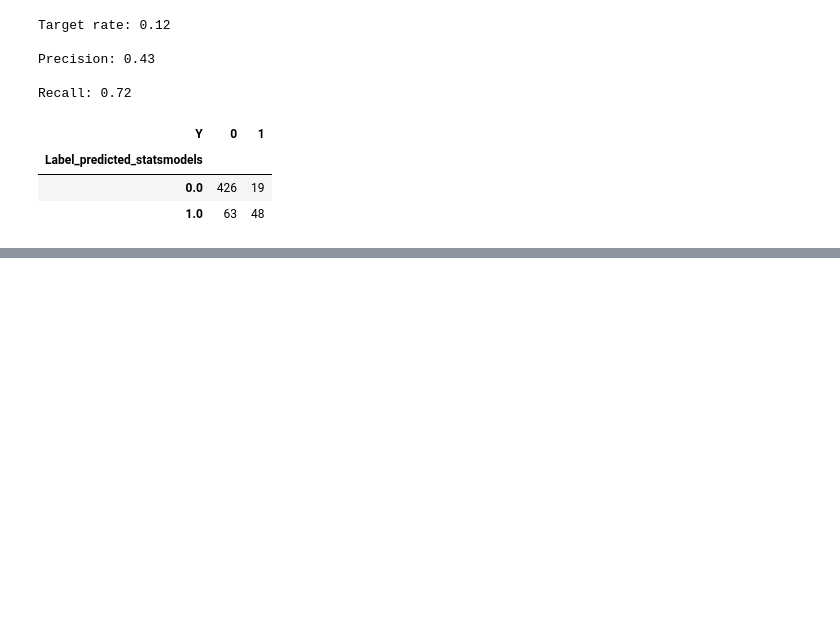
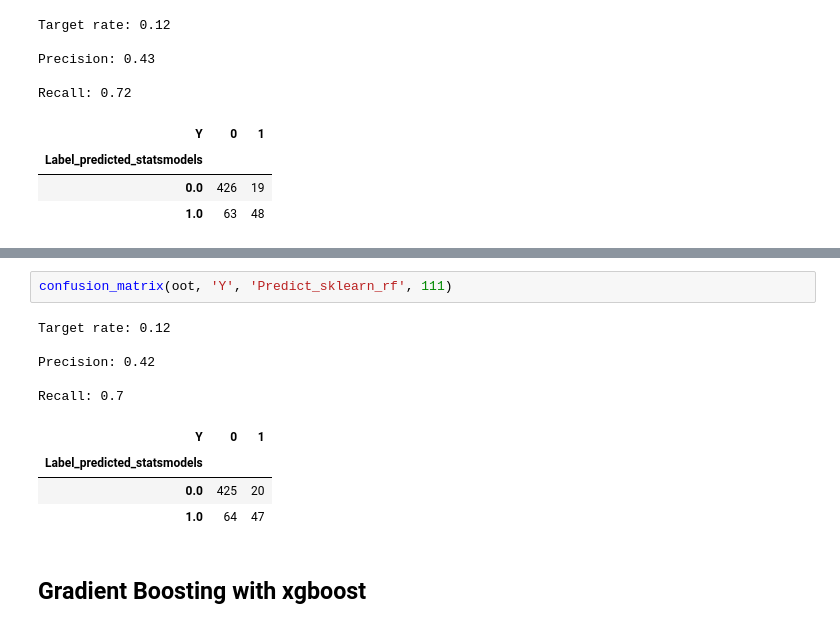
Before and after one commit to guillaumeovf/CarLoanDefault, a Jupyter notebook: wine_quality.ipynb, the cells around one changed output, grey strips where cells are left out. Cells and saved outputs as stored; diff of their text form; blank space fills up the shorter version.

```diff
--- a/wine_quality.ipynb
+++ b/wine_quality.ipynb
@@ -1720,0 +1755,14 @@ Recall: 0.72
+# %%
+confusion_matrix(oot, 'Y', 'Predict_sklearn_rf', 111)
+# %% [output]
+Target rate: 0.12
+
+Precision: 0.42
+
+Recall: 0.7
+| Y | 0 | 1 |
+| Label_predicted_statsmodels |  |  |
+| 0.0 | 425 | 20 |
+| 1.0 | 64 | 47 |
+# %% [markdown]
+## Gradient Boosting with xgboost
```
Also changed, not shown: parts of 7 cells of this notebook.
